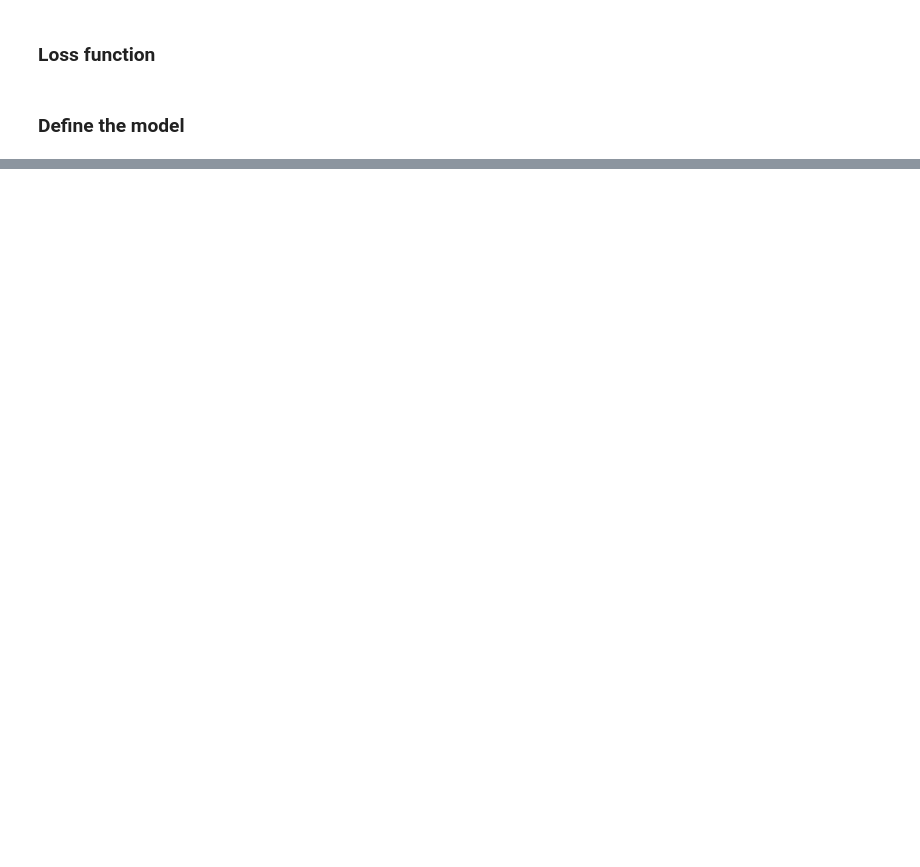
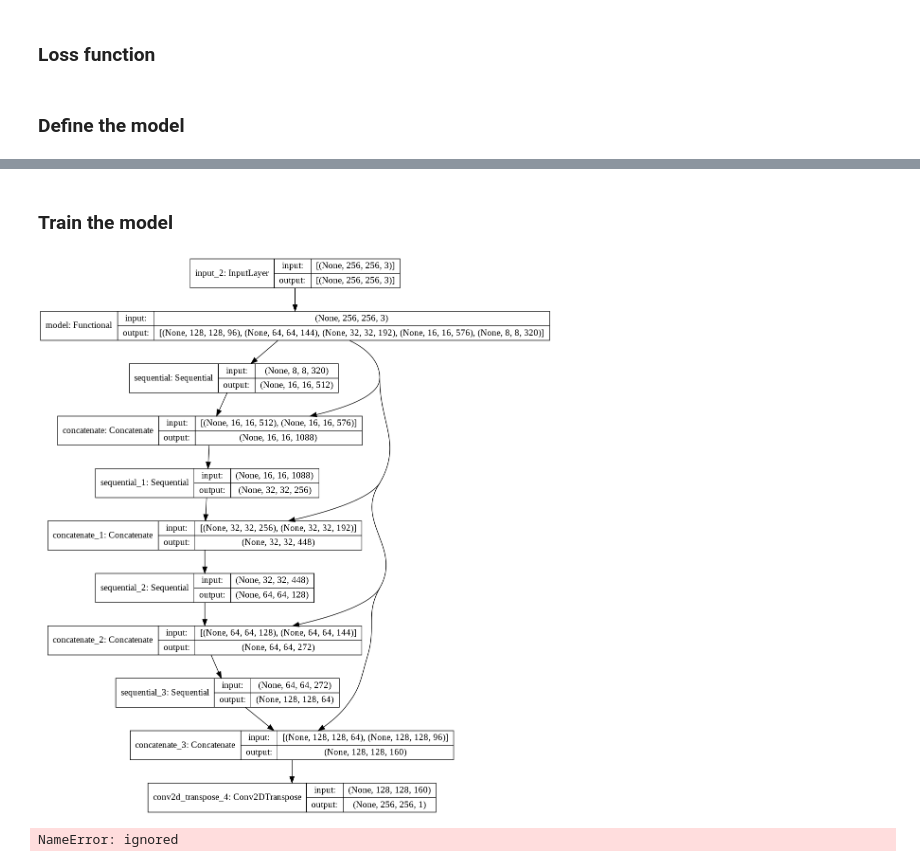
Before and after one commit to Seligmann/carvana-image-masking-challenge, a Jupyter notebook: main.ipynb, the cells around one changed output, grey strips where cells are left out. Cells and saved outputs as stored; diff of their text form; code cells hidden in the pictures; blank space fills up the shorter version.

Commit message:
created basic model, almost started training

```diff
--- a/main.ipynb
+++ b/main.ipynb
@@ -266,0 +300,42 @@ def dice_loss(in_gt, in_pred):
+# %%
+# Decoder/upsampler
+up_stack = [
+    pix2pix.upsample(512, 3),  # 4x4 -> 8x8
+    pix2pix.upsample(256, 3),  # 8x8 -> 16x16
+    pix2pix.upsample(128, 3),  # 16x16 -> 32x32
+    pix2pix.upsample(64, 3),   # 32x32 -> 64x64
+]
+# %%
+def unet_model(output_channels:int):
+  inputs = tf.keras.layers.Input(shape=[256, 256, 3])
+
+  # Downsampling through the model
+  skips = down_stack(inputs)
+  x = skips[-1]
+  skips = reversed(skips[:-1])
+
+  # Upsampling and establishing the skip connections
+  for up, skip in zip(up_stack, skips):
+    x = up(x)
+    concat = tf.keras.layers.Concatenate()
+    x = concat([x, skip])
+
+  # This is the last layer of the model
+  last = tf.keras.layers.Conv2DTranspose(
+      filters=output_channels, kernel_size=3, strides=2,
+      padding='same')  #64x64 -> 128x128
+
+  x = last(x)
+
+  return tf.keras.Model(inputs=inputs, outputs=x)
+# %% [markdown]
+### Train the model
+# %%
+model = unet_model(OUTPUT_CHANNELS)
+model.compile(optimizer='adam',
+              loss=tf.keras.losses.SparseCategoricalCrossentropy(from_logits=True),
+              metrics=['accuracy'])
+# %%
+tf.keras.utils.plot_model(model, show_shapes=True)
+# %% [output]
+[figure, added]
@@ -266,0 +358,4 @@ def dice_loss(in_gt, in_pred):
+# %%
+show_predictions()
+# %% [output]
+NameError: ignored
```
Also changed, not shown: parts of 5 cells of this notebook.
